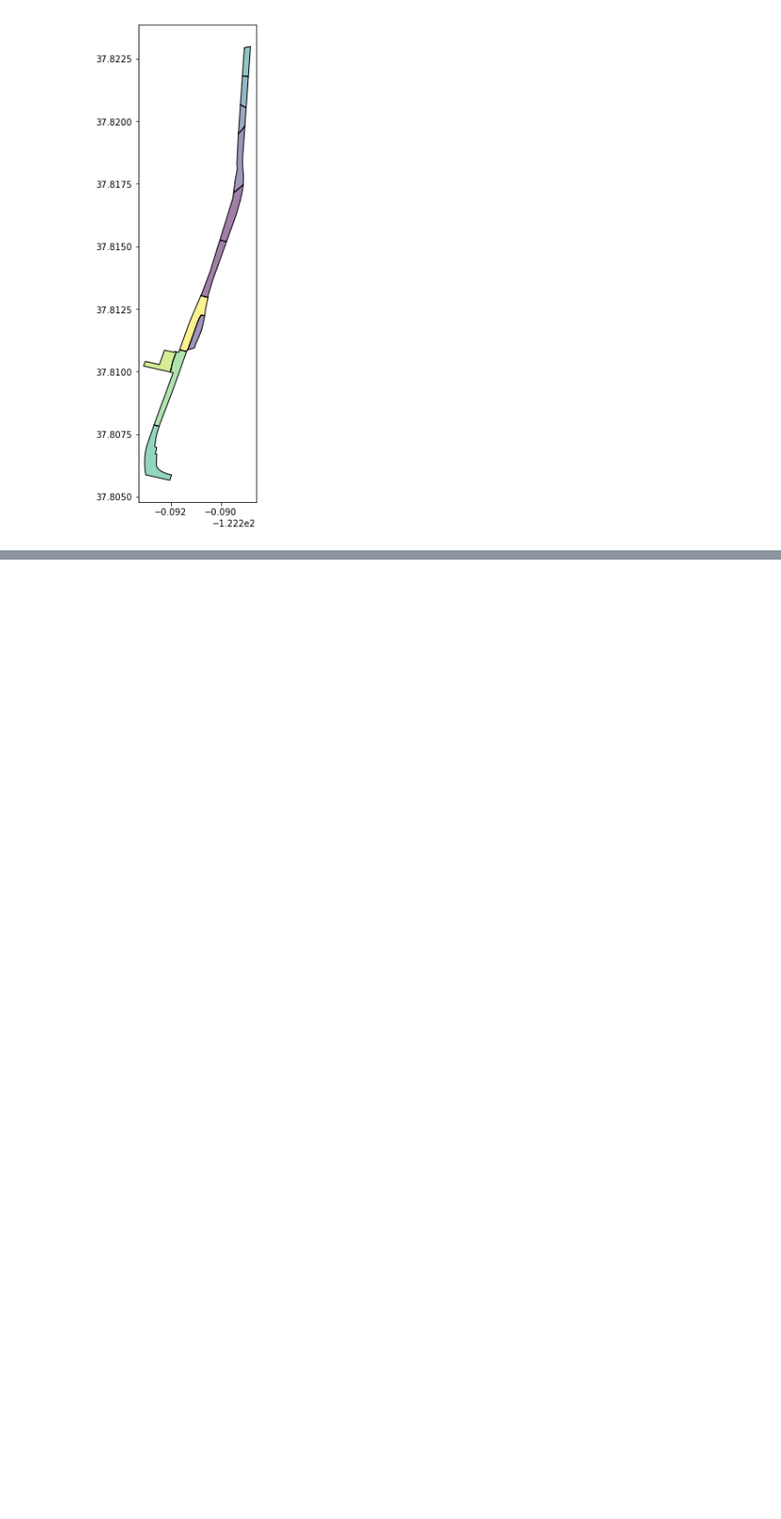
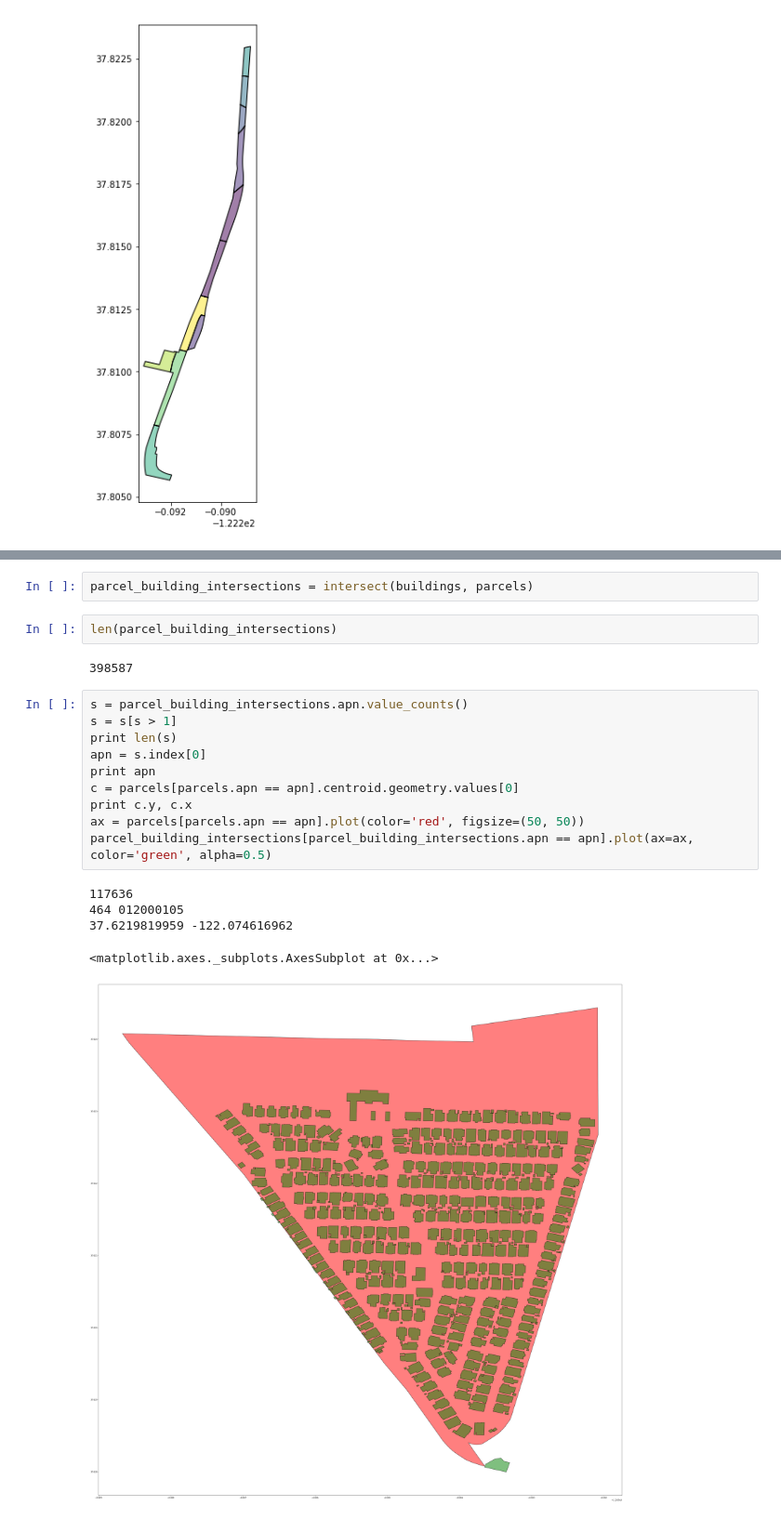
Before and after one commit to mkreilly/cutting_board, a Jupyter notebook: Parcel splits.ipynb, the cells around one changed output, grey strips where cells are left out. Shown at 93% size. Saved outputs shown, nothing was run; the diff lists cells and outputs as text; blank space fills up the shorter version.

```diff
--- a/Parcel splits.ipynb
+++ b/Parcel splits.ipynb
@@ -162,0 +451,22 @@ new_parcels[new_parcels.apn == apns[3]].plot(figsize=(12, 10))
+# %%
+parcel_building_intersections = intersect(buildings, parcels)
+# %%
+len(parcel_building_intersections)
+# %% [output]
+398587
+# %%
+s = parcel_building_intersections.apn.value_counts()
+s = s[s > 1]
+print len(s)
+apn = s.index[0]
+print apn
+c = parcels[parcels.apn == apn].centroid.geometry.values[0]
+print c.y, c.x
+ax = parcels[parcels.apn == apn].plot(color='red', figsize=(50, 50))
+parcel_building_intersections[parcel_building_intersections.apn == apn].plot(ax=ax, color='green', alpha=0.5)
+# %% [output]
+117636
+464 012000105
+37.6219819959 -122.074616962
+<matplotlib.axes._subplots.AxesSubplot at 0x...>
+[figure, added]
```
Also changed, not shown: parts of 31 cells of this notebook.
